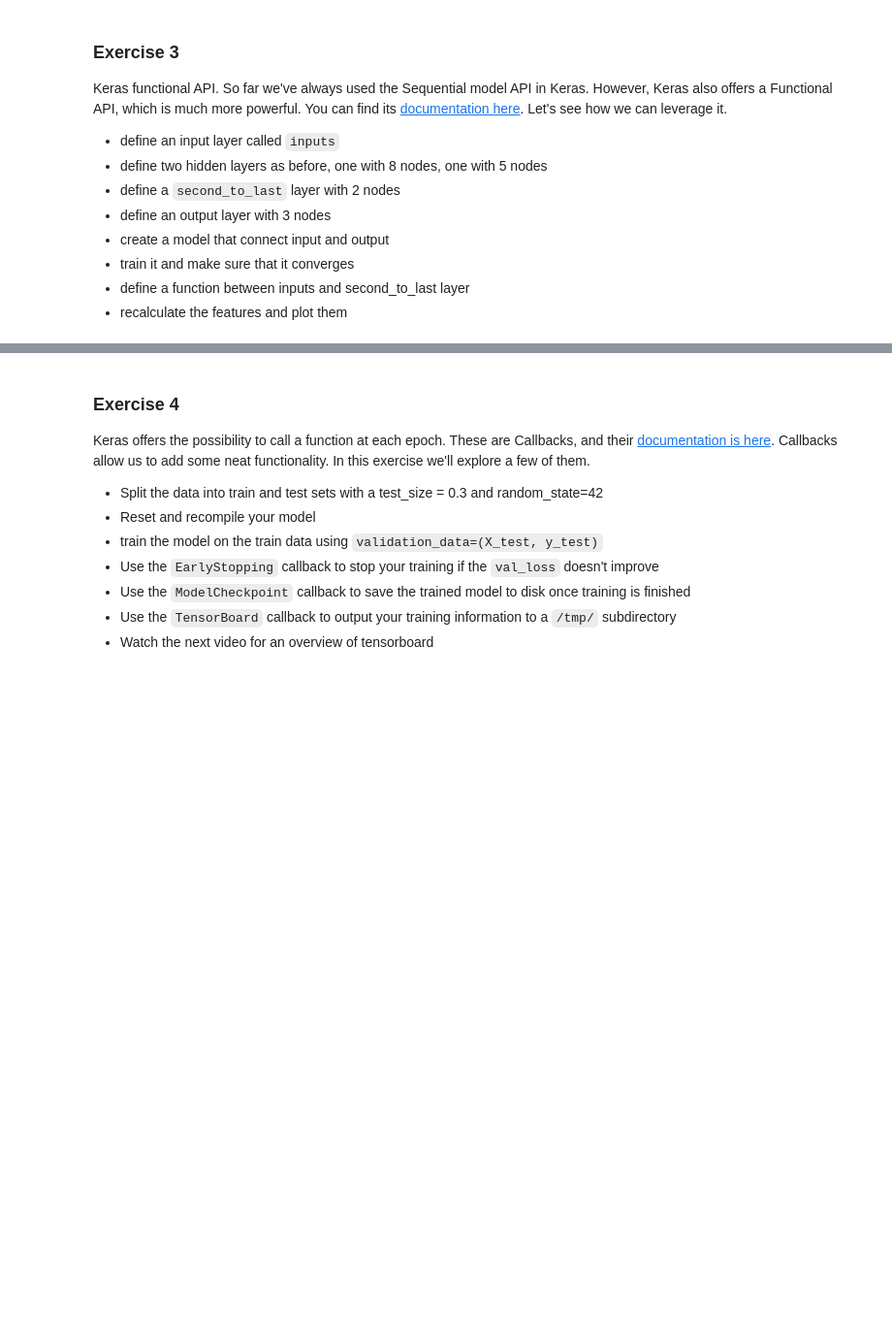
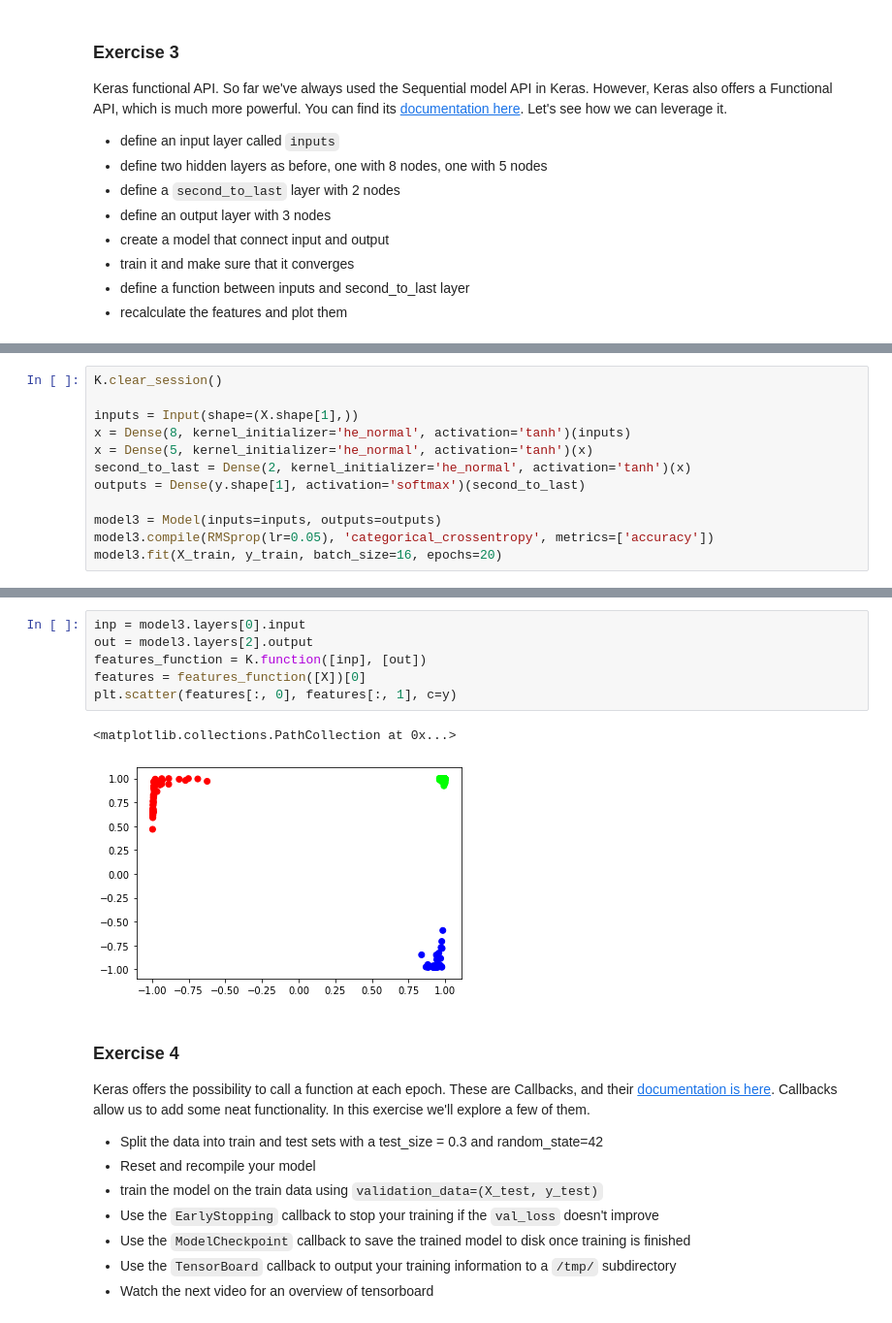
Before and after one commit to tetsu/zero-deep-learning, a Jupyter notebook: course/5 Gradient Descent.ipynb, the cells around one changed output, grey strips where cells are left out. Shown at 97% size. Saved outputs shown, nothing was run; the diff lists cells and outputs as text; blank space fills up the shorter version.

```diff
--- a/course/5 Gradient Descent.ipynb
+++ b/course/5 Gradient Descent.ipynb
@@ -731,0 +735,12 @@ Keras functional API. So far we've always used the Sequential model API in Keras
+# %%
+K.clear_session()
+
+inputs = Input(shape=(X.shape[1],))
+x = Dense(8, kernel_initializer='he_normal', activation='tanh')(inputs)
+x = Dense(5, kernel_initializer='he_normal', activation='tanh')(x)
+second_to_last = Dense(2, kernel_initializer='he_normal', activation='tanh')(x)
+outputs = Dense(y.shape[1], activation='softmax')(second_to_last)
+
+model3 = Model(inputs=inputs, outputs=outputs)
+model3.compile(RMSprop(lr=0.05), 'categorical_crossentropy', metrics=['accuracy'])
+model3.fit(X_train, y_train, batch_size=16, epochs=20)
@@ -732,3 +772,12 @@ Keras functional API. So far we've always used the Sequential model API in Keras
+# %%
+inp = model3.layers[0].input
+out = model3.layers[2].output
+features_function = K.function([inp], [out])
+features = features_function([X])[0]
+plt.scatter(features[:, 0], features[:, 1], c=y)
+# %% [output]
+<matplotlib.collections.PathCollection at 0x...>
+[figure, added]
 # %% [markdown]
 ### Exercise 4
 
```
Also changed, not shown: parts of 12 cells of this notebook.
